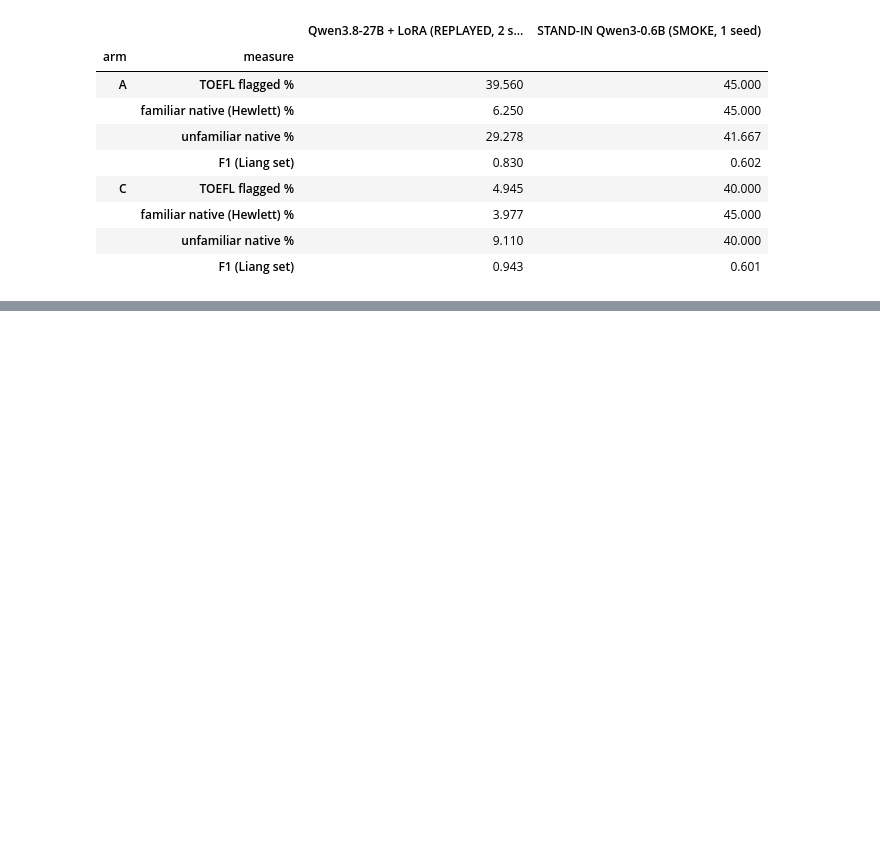
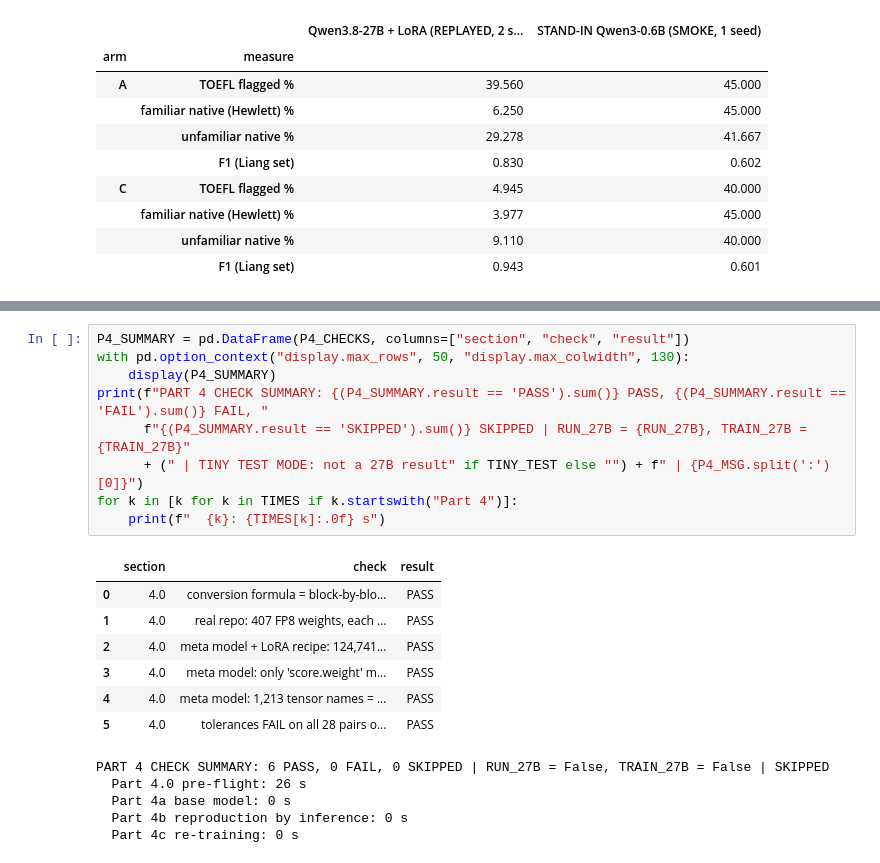
Before and after one commit to SheridanLu/detecting-the-detector, a Jupyter notebook: notebooks/04_lora_qwen.ipynb, the cells around one changed output, grey strips where cells are left out. Cells and saved outputs as stored; diff of their text form; blank space fills up the shorter version.

```diff
--- a/notebooks/04_lora_qwen.ipynb
+++ b/notebooks/04_lora_qwen.ipynb
@@ -764,0 +1280,22 @@ Notebook finished in 305 s (mode SMOKE, device cpu).
+# %%
+P4_SUMMARY = pd.DataFrame(P4_CHECKS, columns=["section", "check", "result"])
+with pd.option_context("display.max_rows", 50, "display.max_colwidth", 130):
+    display(P4_SUMMARY)
+print(f"PART 4 CHECK SUMMARY: {(P4_SUMMARY.result == 'PASS').sum()} PASS, {(P4_SUMMARY.result == 'FAIL').sum()} FAIL, "
+      f"{(P4_SUMMARY.result == 'SKIPPED').sum()} SKIPPED | RUN_27B = {RUN_27B}, TRAIN_27B = {TRAIN_27B}"
+      + (" | TINY TEST MODE: not a 27B result" if TINY_TEST else "") + f" | {P4_MSG.split(':')[0]}")
+for k in [k for k in TIMES if k.startswith("Part 4")]:
+    print(f"  {k}: {TIMES[k]:.0f} s")
+# %% [output]
+|  | section | check | result |
+| 0 | 4.0 | conversion formula = block-by-blo... | PASS |
+| 1 | 4.0 | real repo: 407 FP8 weights, each ... | PASS |
+| 2 | 4.0 | meta model + LoRA recipe: 124,741... | PASS |
+| 3 | 4.0 | meta model: only 'score.weight' m... | PASS |
+| 4 | 4.0 | meta model: 1,213 tensor names = ... | PASS |
+| 5 | 4.0 | tolerances FAIL on all 28 pairs o... | PASS |
+PART 4 CHECK SUMMARY: 6 PASS, 0 FAIL, 0 SKIPPED | RUN_27B = False, TRAIN_27B = False | SKIPPED
+  Part 4.0 pre-flight: 26 s
+  Part 4a base model: 0 s
+  Part 4b reproduction by inference: 0 s
+  Part 4c re-training: 0 s
```
Also changed, not shown: parts of 18 cells of this notebook, 4 other files.
